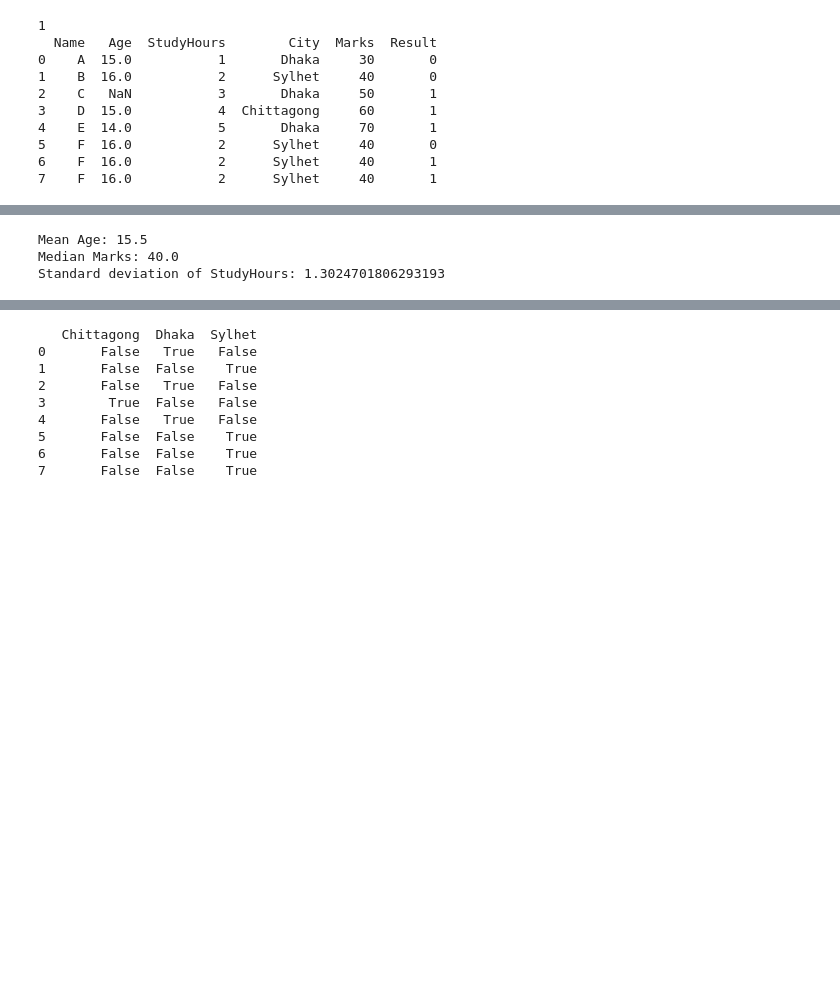
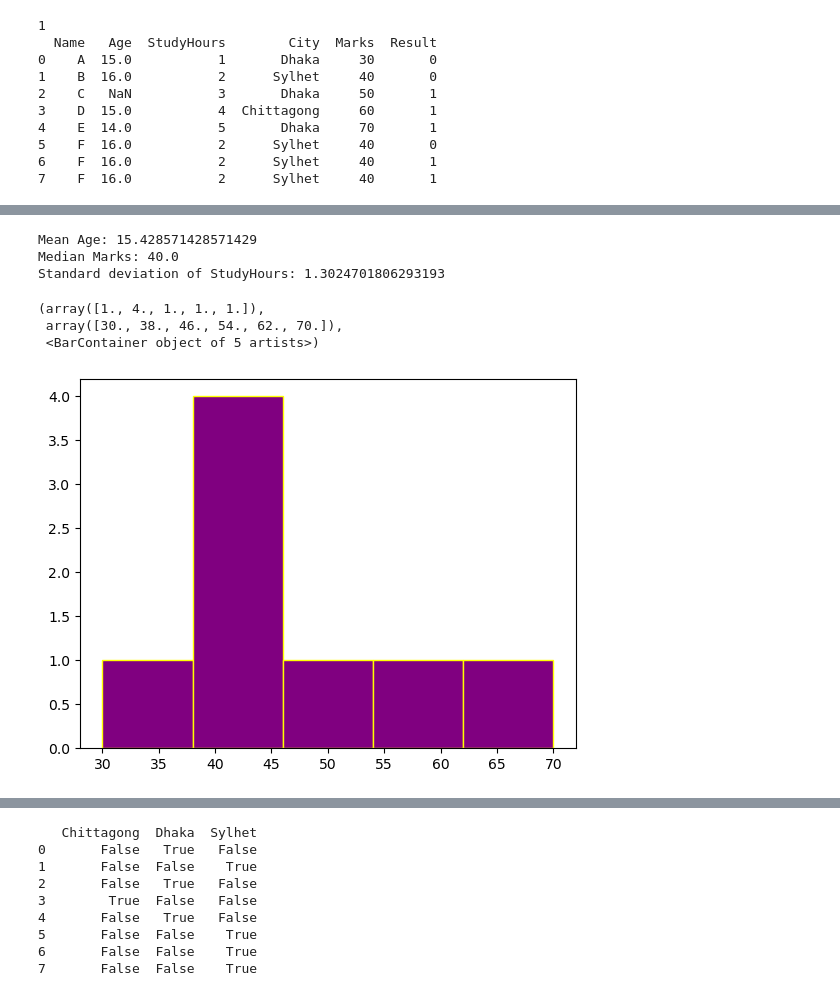
Before and after one commit to ManamiMayoki/Titanic, a Jupyter notebook: titanic/Practice/1_question.ipynb, the cells around one changed output, grey strips where cells are left out. Drawn from its saved outputs; the diff is of its cells as text; code cells hidden in the pictures; blank space fills up the shorter version.

Commit message:
histogram & boxplot

```diff
--- a/titanic/Practice/1_question.ipynb
+++ b/titanic/Practice/1_question.ipynb
@@ -35,6 +35,5 @@ print(data)
 #Handle missing values in Age
 print(data['Age'].isnull().sum())
 data['Age'].describe()
-data['Age'].fillna(data['Age'].median(),inplace=True)
 # %% [output]
 1
@@ -53,8 +67,16 @@ print("Mean Age:", col_Age.mean())
 print("Median Marks:", col_Marks.median())
 print("Standard deviation of StudyHours:", col_StudyHours.std())
 # %% [output]
-Mean Age: 15.5
+Mean Age: 15.428571428571429
 Median Marks: 40.0
 Standard deviation of StudyHours: 1.3024701806293193
 # %%
 #Show distribution: Histogram of Marks,Boxplot of Age
+
+plt.figure()
+plt.hist(data['Marks'],bins=5,color='purple',edgecolor='yellow')
+# %% [output]
+(array([1., 4., 1., 1., 1.]),
+ array([30., 38., 46., 54., 62., 70.]),
+ <BarContainer object of 5 artists>)
+[figure, added]
```
Also changed, not shown: parts of 3 cells of this notebook.
